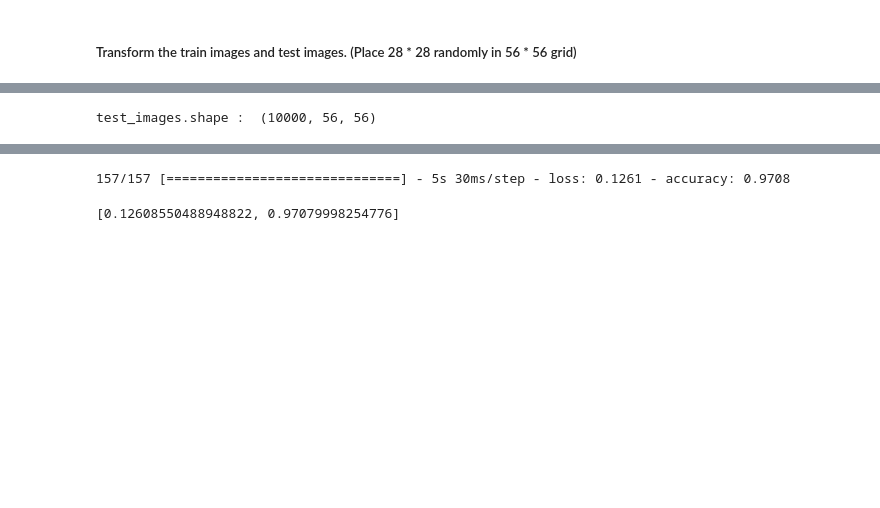
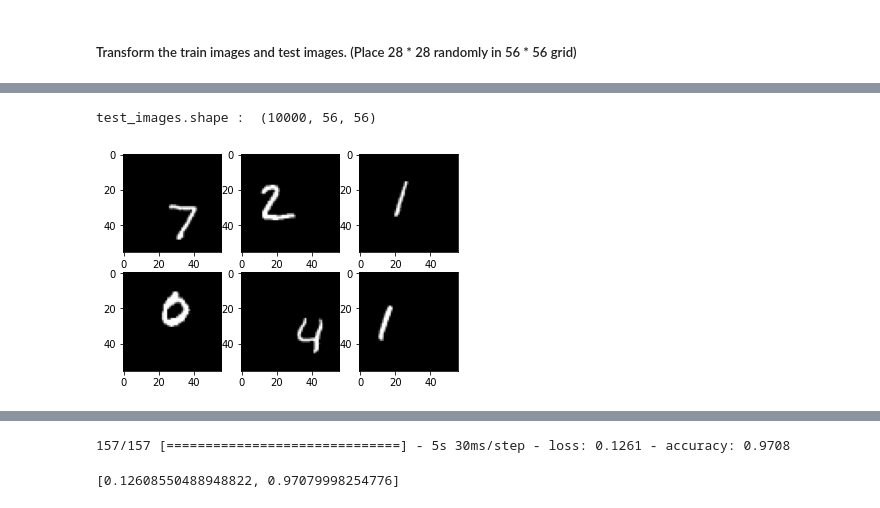
Before and after one commit to koulumang/CSU-CS510, a Jupyter notebook: Number Detection/CNN/CNN_T3.ipynb, the cells around one changed output, grey strips where cells are left out. Drawn from its saved outputs; the diff is of its cells as text; code cells hidden in the pictures; blank space fills up the shorter version.

```diff
--- a/Number Detection/CNN/CNN_T3.ipynb
+++ b/Number Detection/CNN/CNN_T3.ipynb
@@ -28,17 +34,23 @@ train_images.shape :  (60000, 56, 56)
 # %%
 temp=[]
 for i in range(len(test_images)):
     (x,y) = (random.randint(0,28),random.randint(0,28))
     temp_img= np.array([[ 0 for i in range(56)] for j in range(56)])
     temp_img[x:x+28 , y:y+28] += test_images[i]
     temp.append(temp_img)
 
 test_images=np.array(temp)
 print('test_images.shape : ',test_images.shape)
 test_images = test_images.reshape((10000,56,56,1))
 test_images = test_images/255
+
+for i in range(6):
+  plt.subplot(2,3,i+1)
+  plt.imshow(test_images[i],cmap='gray')
+plt.show()
 # %% [output]
 test_images.shape :  (10000, 56, 56)
+[figure, added]
 # %%
 model= tf.keras.Sequential()
 model.add(tf.keras.layers.Conv2D(128,3,input_shape=(56,56,1), activation='relu'))
```
Also changed, not shown: parts of 3 cells of this notebook, 4 other files.
